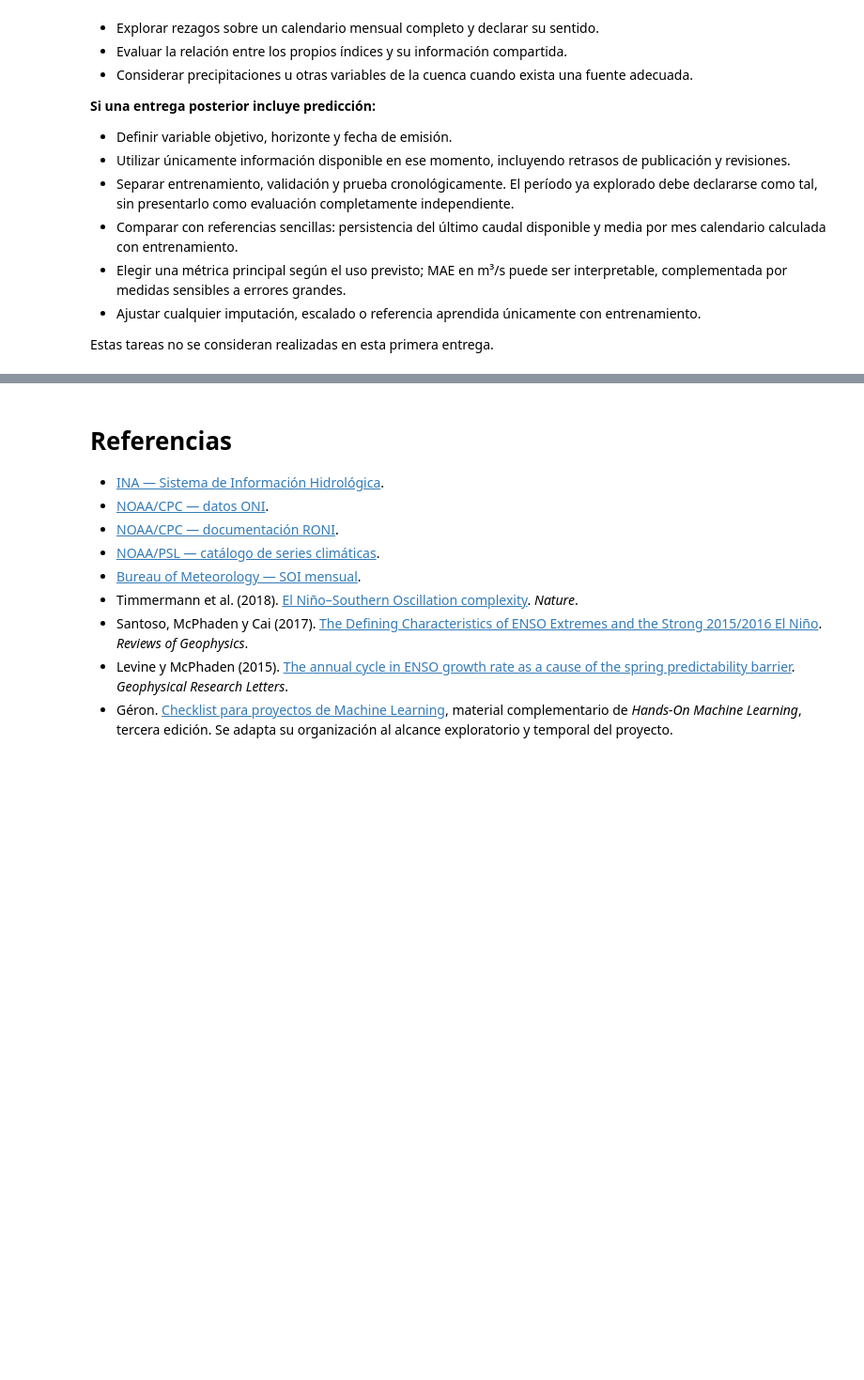
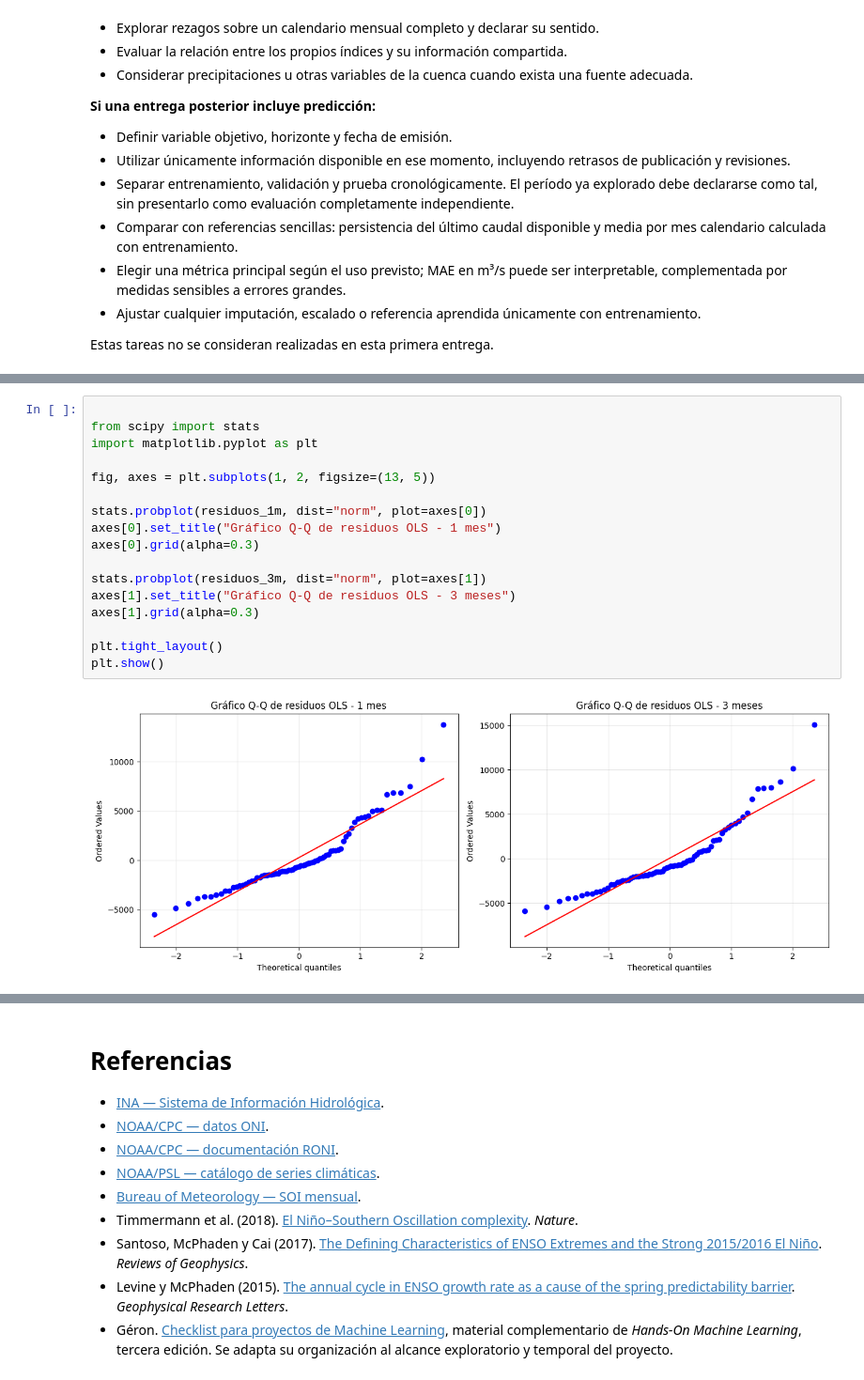
Before and after one commit to Lautaro912/proyecto-ypf-el-nino-salto-grande, a Jupyter notebook: Propuesta_Proyecto_YPF.ipynb, the cells around one changed output, grey strips where cells are left out. Shown at 94% size. Cells and saved outputs as stored; diff of their text form; blank space fills up the shorter version.

```diff
--- a/Propuesta_Proyecto_YPF.ipynb
+++ b/Propuesta_Proyecto_YPF.ipynb
@@ -1269,0 +3459,19 @@ Estas tareas no se consideran realizadas en esta primera entrega.
+# %%
+
+from scipy import stats
+import matplotlib.pyplot as plt
+
+fig, axes = plt.subplots(1, 2, figsize=(13, 5))
+
+stats.probplot(residuos_1m, dist="norm", plot=axes[0])
+axes[0].set_title("Gráfico Q-Q de residuos OLS - 1 mes")
+axes[0].grid(alpha=0.3)
+
+stats.probplot(residuos_3m, dist="norm", plot=axes[1])
+axes[1].set_title("Gráfico Q-Q de residuos OLS - 3 meses")
+axes[1].grid(alpha=0.3)
+
+plt.tight_layout()
+plt.show()
+# %% [output]
+[figure, added]
```
Also changed, not shown: parts of 78 cells of this notebook.
